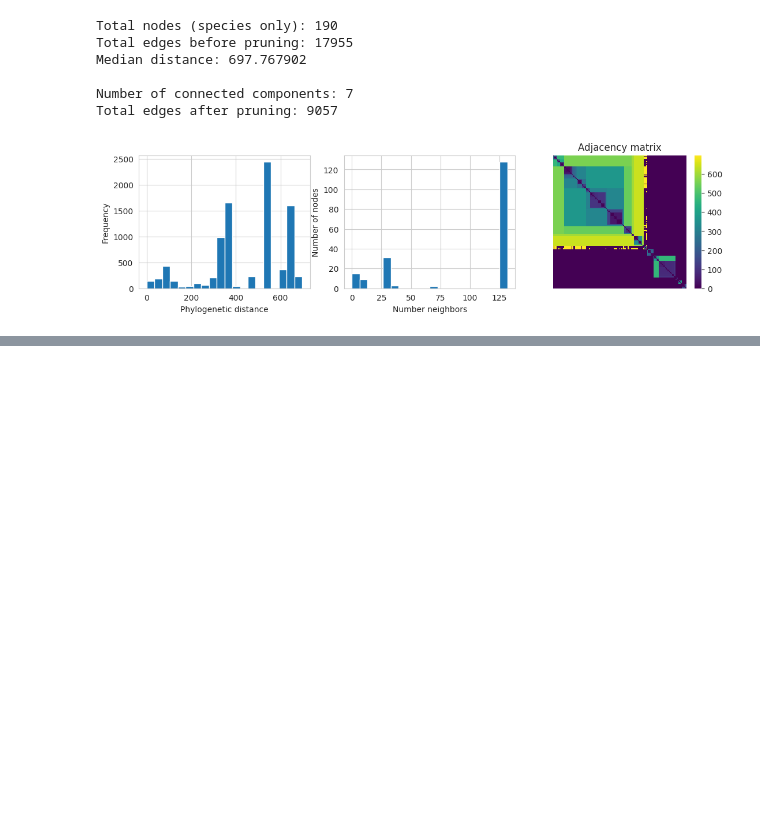
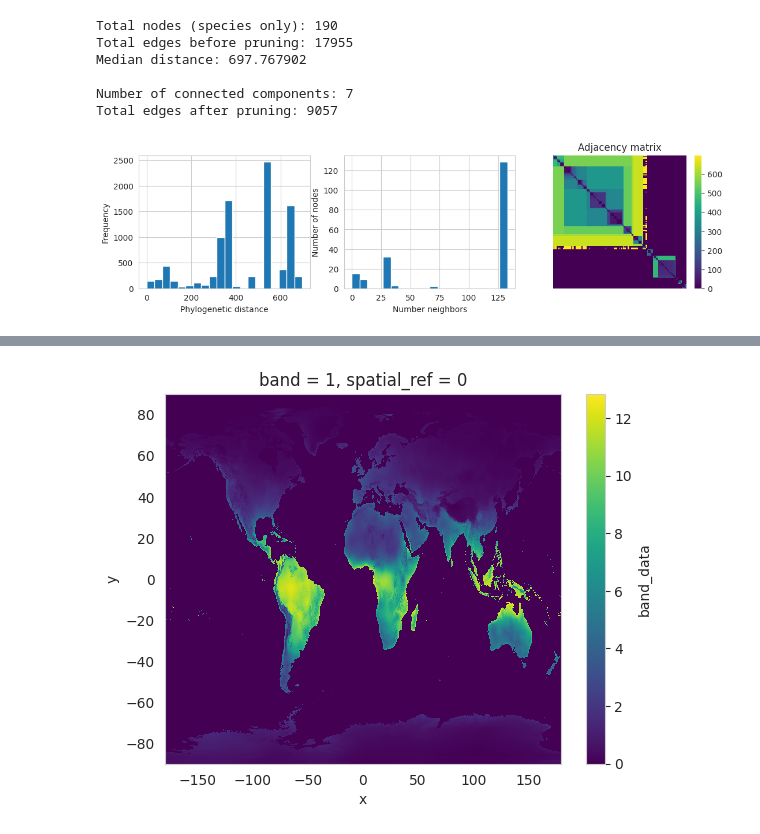
Before and after one commit to simone7monaco/newzeland-plants, a Jupyter notebook: data/new_dataset.ipynb, the cells around one changed output, grey strips where cells are left out. Cells and saved outputs as stored; diff of their text form; code cells hidden in the pictures; blank space fills up the shorter version.

```diff
--- a/data/new_dataset.ipynb
+++ b/data/new_dataset.ipynb
@@ -273,8 +182,0 @@ spatial_graph.edge_attr = torch.norm(self.spatial_graph.x[self.spatial_graph.edg
-# %%
-clim_rasters = []
-for f in tqdm(list((Path(data_path / "complete layers/climatic layers").rglob('*.tif')))):
-    raster = load_raster(f)
-    filt_raster = raster.interp(x=space_df.x.values, y=space_df.y.values, method='nearest').isel(band=0)
-    filt_raster = filt_raster.to_pandas().reset_index().melt(id_vars=['y']).rename(columns={'value': f.stem})
-    clim_rasters.append(space_df.set_index(['x', 'y']).join(filt_raster.set_index(['x', 'y'])).groupby(['cluster']).mean()[f.stem])
-    break
@@ -346,0 +268,19 @@ plt.ylim(-50, -34)
+# %%
+clim_rasters = []
+mod_name = 'climatic layers'
+df_path = (data_path / "complete layers"/f"{mod_name}_space_df.csv")
+if df_path.exists():
+    clim_df = pd.read_csv(df_path, index_col=0)
+else:
+    for f in tqdm(list((Path(data_path / "complete layers" / mod_name).rglob('*.tif')))):
+        raster = load_raster(f)
+        filt_raster = raster.interp(x=space_df.x.values, y=space_df.y.values, method='nearest').isel(band=0)
+        filt_raster = filt_raster.to_pandas().reset_index().melt(id_vars=['y']).rename(columns={'value': f.stem})
+        clim_rasters.append(space_df.set_index(['x', 'y']).join(filt_raster.set_index(['x', 'y'])).groupby(['cluster']).mean()[f.stem])
+    clim_df = pd.concat(clim_rasters, axis=1)
+    clim_df.to_csv(df_path)
+# %%
+raster.plot()
+plt.show()
+# %% [output]
+[figure, added]
```
Also changed, not shown: parts of 67 cells of this notebook, 3 other files.
